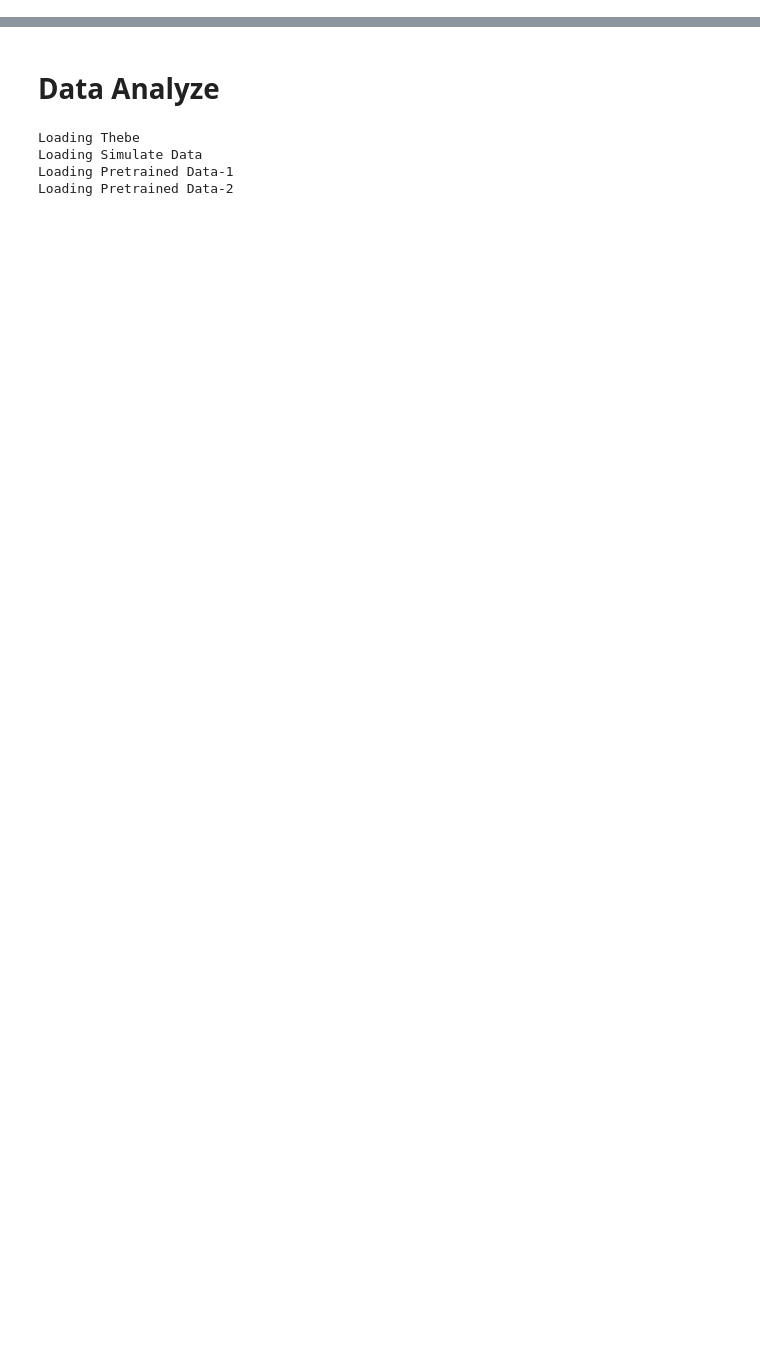
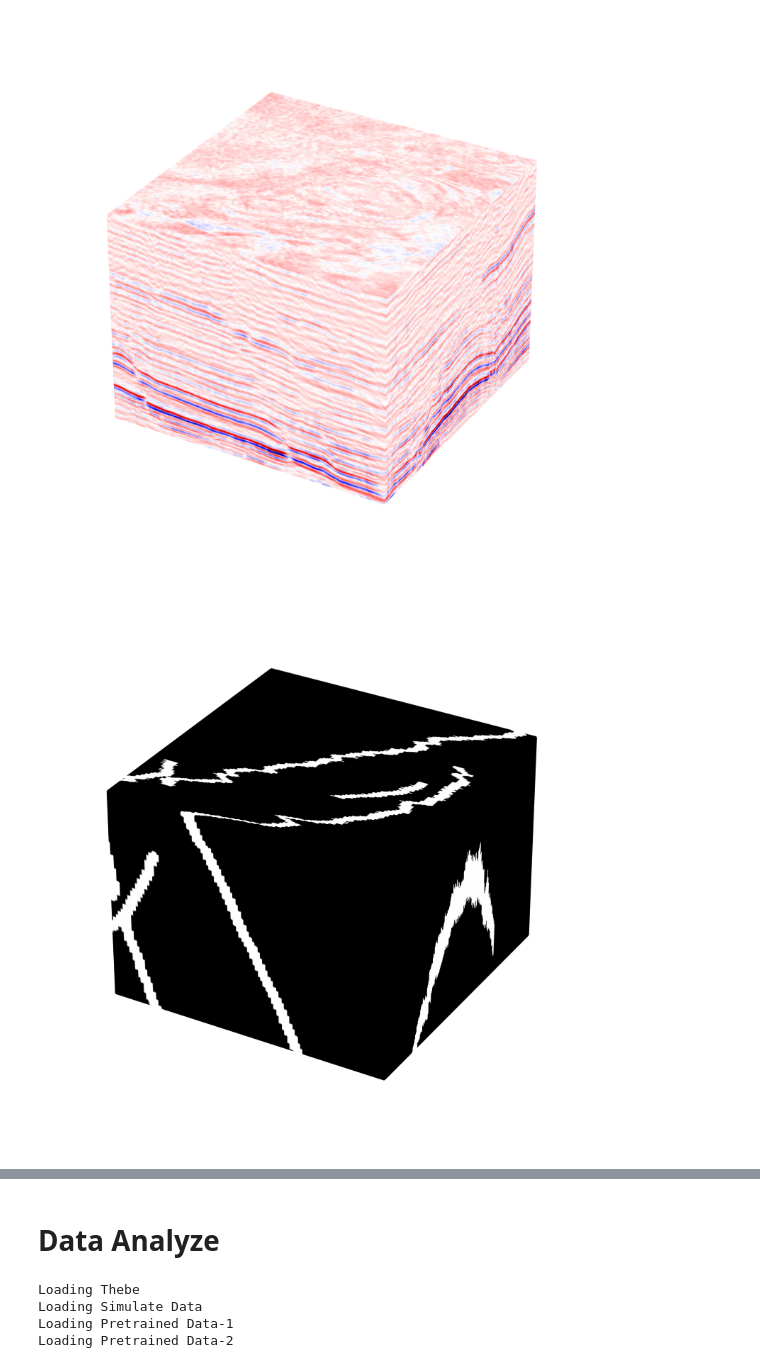
Before and after one commit to zezeze97/Fault_Recong, a Jupyter notebook: temp_vis.ipynb, the cells around one changed output, grey strips where cells are left out. Saved outputs shown, nothing was run; the diff lists cells and outputs as text; code cells hidden in the pictures; blank space fills up the shorter version.

```diff
--- a/temp_vis.ipynb
+++ b/temp_vis.ipynb
@@ -10,0 +14,73 @@ import pandas as pd
+# %%
+kernel = np.ones((3,3), dtype=np.uint8)
+f = h5py.File('/home/zhangzr/FaultRecongnition/Fault_data/public_data/crop_256/train/427.h5','r')
+data_cube = f['raw'][:]
+mask_cube = f['label'][:]
+
+dilate_1_mask = []
+dilate_3_mask = []
+dilate_5_mask = []
+for i in [1, 3, 5]:
+    for idx in range(data_cube.shape[0]):
+        if i == 1:
+            dilate_1_mask.append(cv2.dilate(mask_cube[idx, :, :], kernel=kernel, iterations=i))
+        elif i == 3:
+            dilate_3_mask.append(cv2.dilate(mask_cube[idx, :, :], kernel=kernel, iterations=i))
+        elif i == 5:
+            dilate_5_mask.append(cv2.dilate(mask_cube[idx, :, :], kernel=kernel, iterations=i))
+dilate_1_mask = np.concatenate(dilate_1_mask, axis=0)
+dilate_3_mask = np.concatenate(dilate_3_mask, axis=0)
+dilate_5_mask = np.concatenate(dilate_5_mask, axis=0)
+
+
+# 获取数据体的形状
+nz, nx, ny = data_cube.shape
+# 生成网格点
+x = np.arange(0, nx, 1)
+y = np.arange(0, ny, 1)
+z = np.arange(0, nz, 1)
+
+# 使用meshgrid生成网格
+x, y, z = np.meshgrid(x, y, z)
+
+# 创建一个Figure对象和3D Axes对象
+fig = plt.figure(figsize=(10, 10))
+ax = fig.add_subplot(111, projection='3d')
+# 绘制体数据
+ax.scatter(x, y, z, c=data_cube.flatten(), cmap='seismic', marker='.')
+ax.axis('off')
+plt.savefig('./seis.png')
+
+fig = plt.figure(figsize=(10, 10))
+ax = fig.add_subplot(111, projection='3d')
+# 绘制体数据
+ax.scatter(x, y, z, c=mask_cube.flatten(), cmap='gray', marker='.')
+ax.axis('off')
+plt.savefig('./mask.png')
+
+fig = plt.figure(figsize=(10, 10))
+ax = fig.add_subplot(111, projection='3d')
+# 绘制体数据
+ax.scatter(x, y, z, c=dilate_1_mask.flatten(), cmap='gray', marker='.')
+ax.axis('off')
+plt.savefig('./mask_dialte_1.png')
+
+fig = plt.figure(figsize=(10, 10))
+ax = fig.add_subplot(111, projection='3d')
+# 绘制体数据
+ax.scatter(x, y, z, c=dilate_3_mask.flatten(), cmap='gray', marker='.')
+ax.axis('off')
+plt.savefig('./mask_dialte_3.png')
+
+fig = plt.figure(figsize=(10, 10))
+ax = fig.add_subplot(111, projection='3d')
+# 绘制体数据
+ax.scatter(x, y, z, c=dilate_5_mask.flatten(), cmap='gray', marker='.')
+ax.axis('off')
+plt.savefig('./mask_dialte_5.png')
+
+# 显示图形
+# plt.show()
+# %% [output]
+[figure, added]
+[figure, added]
```
Also changed, not shown: parts of 18 cells of this notebook, 7 other files.
